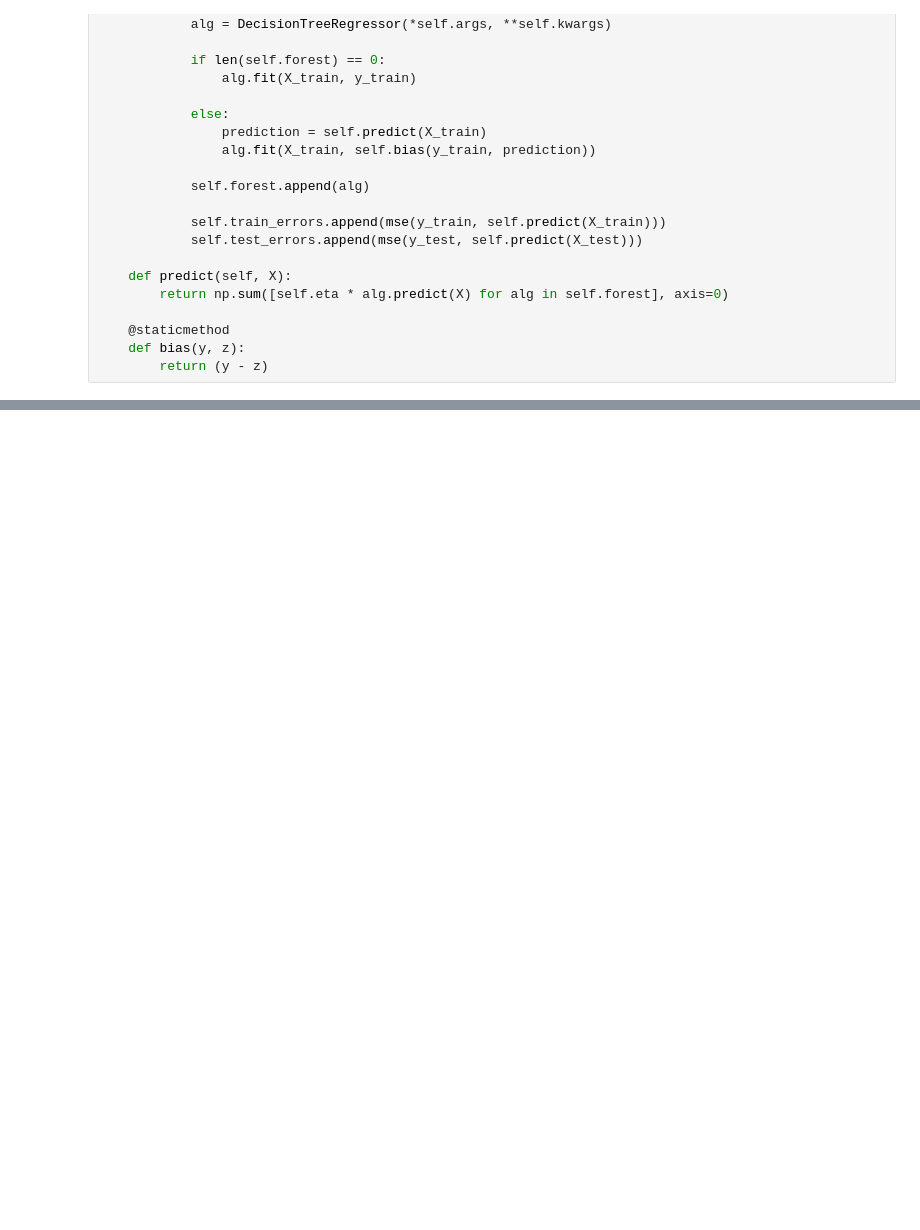
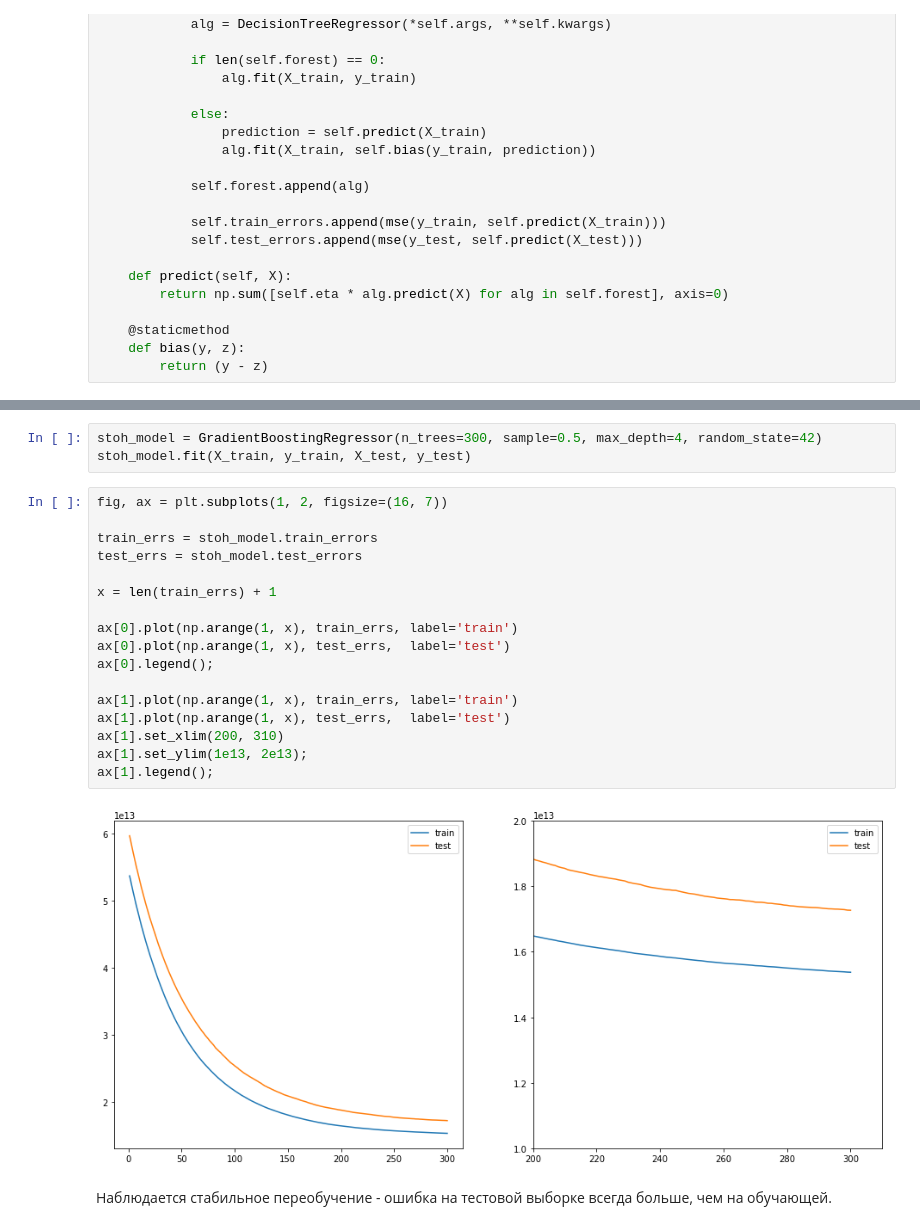
Before and after one commit to Krivosheenkova/DataAnalysisAlgorythms, a Jupyter notebook: 6_gradientBoosting/6_gradient_boosting.ipynb, the cells around one changed output, grey strips where cells are left out. Cells and saved outputs as stored; diff of their text form; blank space fills up the shorter version.

```diff
--- a/6_gradientBoosting/6_gradient_boosting.ipynb
+++ b/6_gradientBoosting/6_gradient_boosting.ipynb
@@ -123,0 +255,24 @@ plt.show()
+# %%
+stoh_model = GradientBoostingRegressor(n_trees=300, sample=0.5, max_depth=4, random_state=42)
+stoh_model.fit(X_train, y_train, X_test, y_test)
+# %%
+fig, ax = plt.subplots(1, 2, figsize=(16, 7))
+
+train_errs = stoh_model.train_errors
+test_errs = stoh_model.test_errors
+
+x = len(train_errs) + 1
+
+ax[0].plot(np.arange(1, x), train_errs, label='train')
+ax[0].plot(np.arange(1, x), test_errs,  label='test')
+ax[0].legend();
+
+ax[1].plot(np.arange(1, x), train_errs, label='train')
+ax[1].plot(np.arange(1, x), test_errs,  label='test')
+ax[1].set_xlim(200, 310)
+ax[1].set_ylim(1e13, 2e13);
+ax[1].legend();
+# %% [output]
+[figure, added]
+# %% [markdown]
+Наблюдается стабильное переобучение - ошибка на тестовой выборке всегда больше, чем на обучающей.
```
Also changed, not shown: parts of 16 cells of this notebook, 1 other file.
